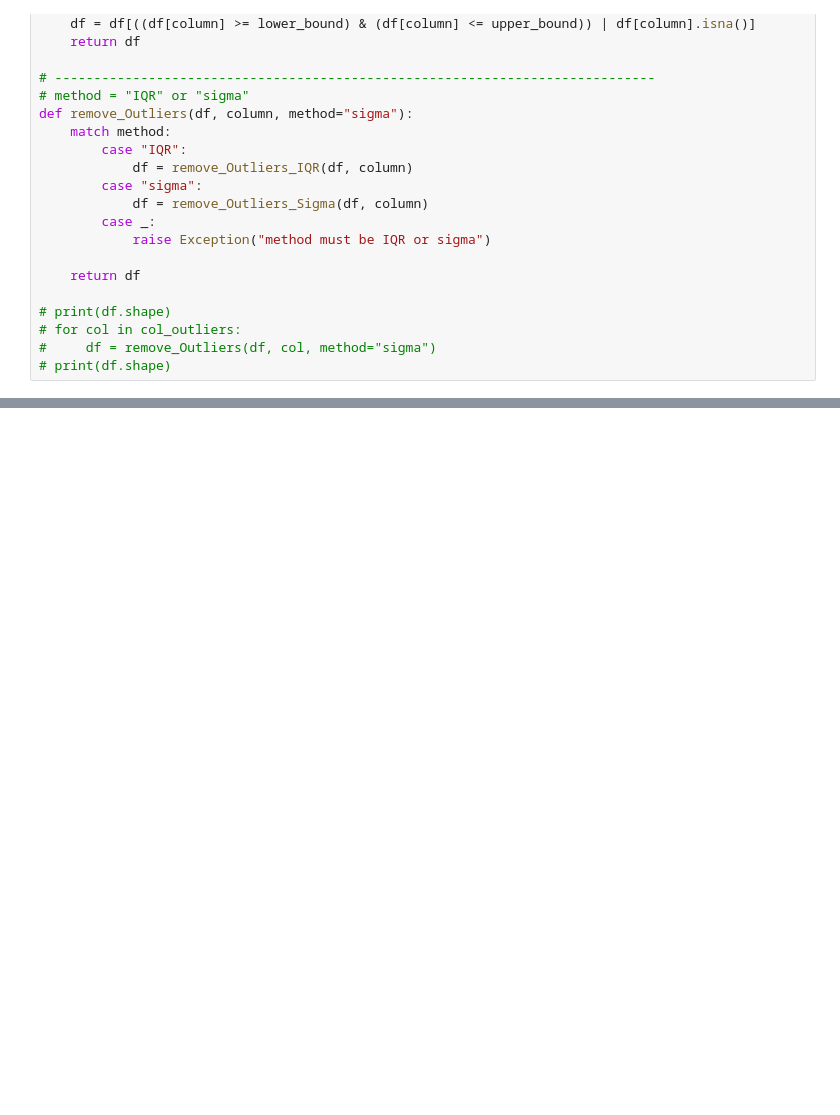
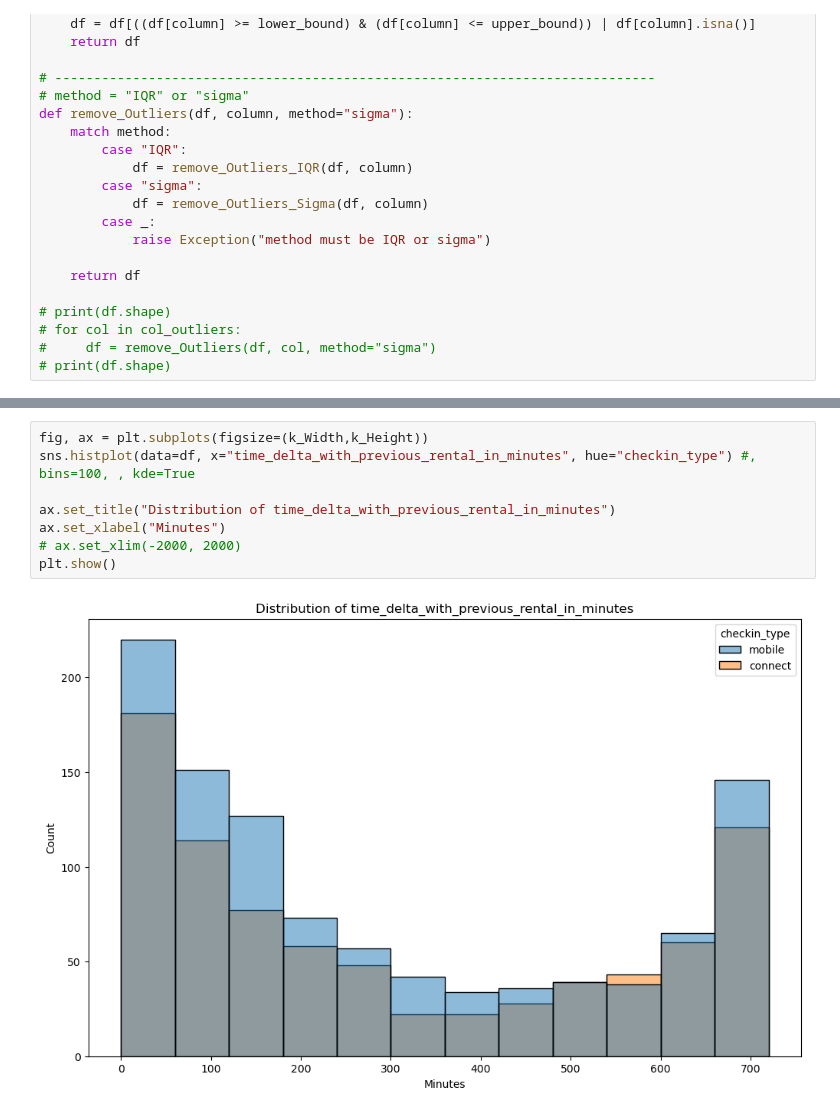
Before and after one commit to 40tude/02_Data-Science_Fullstack_march_2024, a Jupyter notebook: 08_deployment/99_Project_getaround/02_getarround.ipynb, the cells around one changed output, grey strips where cells are left out. Drawn from its saved outputs; the diff is of its cells as text; blank space fills up the shorter version.

```diff
--- a/08_deployment/99_Project_getaround/02_getarround.ipynb
+++ b/08_deployment/99_Project_getaround/02_getarround.ipynb
@@ -247,0 +342,10 @@ for column in df.select_dtypes(include=['number']).columns:
+# %%
+fig, ax = plt.subplots(figsize=(k_Width,k_Height))
+sns.histplot(data=df, x="time_delta_with_previous_rental_in_minutes", hue="checkin_type") #, bins=100, , kde=True
+
+ax.set_title("Distribution of time_delta_with_previous_rental_in_minutes")
+ax.set_xlabel("Minutes")
+# ax.set_xlim(-2000, 2000)
+plt.show()
+# %% [output]
+[figure, added]
```
Also changed, not shown: parts of 59 cells of this notebook, 8 other files.
